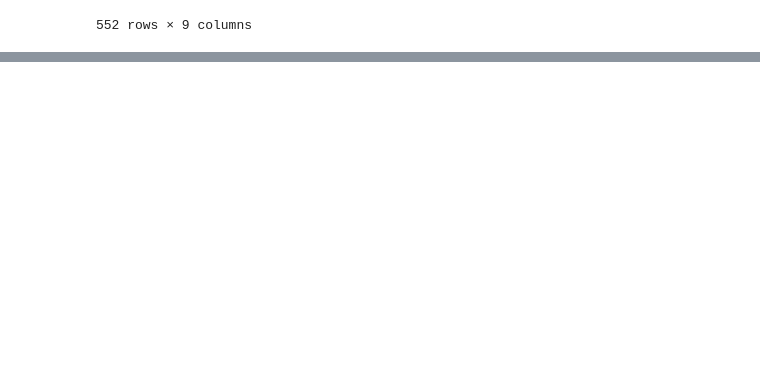
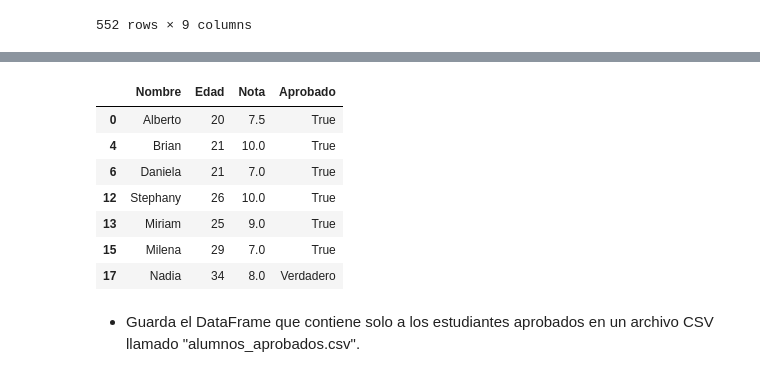
Before and after one commit to dscamacho333/Data_Science_Course, a Jupyter notebook: Pandas_Inmuebles_CDMX.ipynb, the cells around one changed output, grey strips where cells are left out. Cells and saved outputs as stored; diff of their text form; code cells hidden in the pictures; blank space fills up the shorter version.

Commit message:
Practicing null handling, dropping rows, filtering data and saving info

```diff
--- a/Pandas_Inmuebles_CDMX.ipynb
+++ b/Pandas_Inmuebles_CDMX.ipynb
@@ -916,0 +980,6 @@ pd.read_csv(
+# %%
+students_dataframe = students_dataframe.fillna(
+    value=0.0
+)
+
+students_dataframe
@@ -916,0 +1006,6 @@ pd.read_csv(
+# %%
+students_to_delete_indexes : pd.Index = students_dataframe.query(
+    'Nombre == "Alicia" | Nombre == "Carlos"'
+).index
+
+students_to_delete_indexes
@@ -916,0 +1014,6 @@ pd.read_csv(
+# %%
+students_dataframe.drop(
+    students_to_delete_indexes,
+    axis=0,
+    inplace=True
+)
@@ -916,0 +1042,4 @@ pd.read_csv(
+# %%
+students_who_passed_filter : pd.Series = (students_dataframe['Aprobado'] == "True") | (students_dataframe['Aprobado'] == "Verdadero")
+
+students_who_passed_filter
@@ -916,0 +1065,17 @@ pd.read_csv(
+# %%
+students_who_passed_dataframe : pd.DataFrame = students_dataframe[
+    students_who_passed_filter
+]
+
+students_who_passed_dataframe
+# %% [output]
+|  | Nombre | Edad | Nota | Aprobado |
+| 0 | Alberto | 20 | 7.5 | True |
+| 4 | Brian | 21 | 10.0 | True |
+| 6 | Daniela | 21 | 7.0 | True |
+| 12 | Stephany | 26 | 10.0 | True |
+| 13 | Miriam | 25 | 9.0 | True |
+| 15 | Milena | 29 | 7.0 | True |
+| 17 | Nadia | 34 | 8.0 | Verdadero |
+# %% [markdown]
+* Guarda el DataFrame que contiene solo a los estudiantes aprobados en un archivo CSV llamado "alumnos_aprobados.csv".
```
Also changed, not shown: parts of 13 cells of this notebook.
